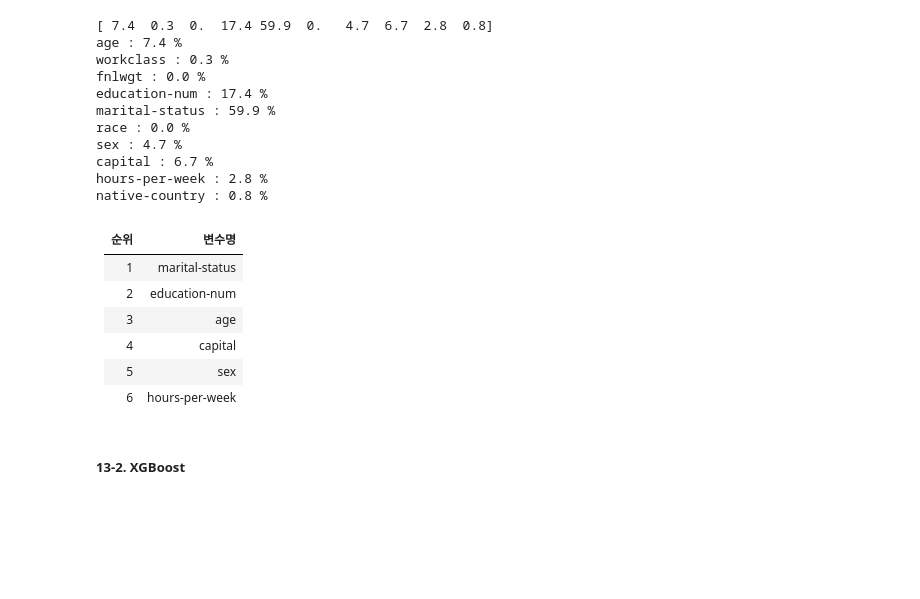
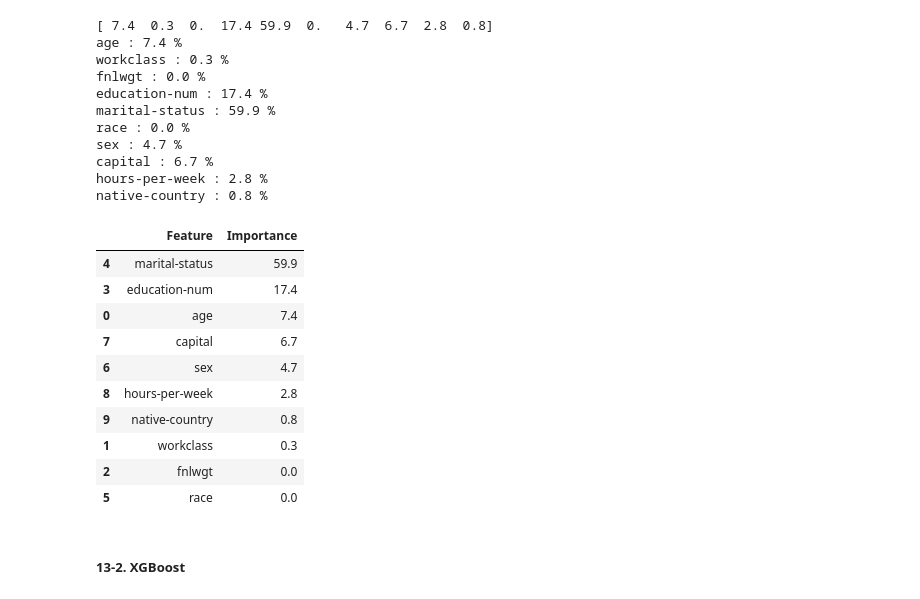
Before and after one commit to joo9810/VSCode, a Jupyter notebook: 통계적 머신러닝/기말 프로젝트 10조.ipynb, the cells around one changed output. Drawn from its saved outputs; the diff is of its cells as text; code cells hidden in the pictures; blank space fills up the shorter version.

```diff
--- a/통계적 머신러닝/기말 프로젝트 10조.ipynb
+++ b/통계적 머신러닝/기말 프로젝트 10조.ipynb
@@ -838,15 +838,22 @@ sex : 4.7 %
 capital : 6.7 %
 hours-per-week : 2.8 %
 native-country : 0.8 %
-# %% [markdown]
-| 순위 | 변수명 |
-|-------|-------|
-| 1  | marital-status  |
-| 2  | education-num  |
-| 3  | age  |
-| 4  | capital  |
-| 5  | sex  |
-| 6  | hours-per-week  |
+# %%
+# 변수 중요도 내림차순
+a = pd.DataFrame({'Feature' : feature_names, 'Importance' : dt_percent_importances})
+a.sort_values(by = 'Importance', ascending=False)
+# %% [output]
+|  | Feature | Importance |
+| 4 | marital-status | 59.9 |
+| 3 | education-num | 17.4 |
+| 0 | age | 7.4 |
+| 7 | capital | 6.7 |
+| 6 | sex | 4.7 |
+| 8 | hours-per-week | 2.8 |
+| 9 | native-country | 0.8 |
+| 1 | workclass | 0.3 |
+| 2 | fnlwgt | 0.0 |
+| 5 | race | 0.0 |
 # %% [markdown]
 ##### 13-2. XGBoost
 # %% [markdown]
```
Also changed, not shown: parts of 9 cells of this notebook.
